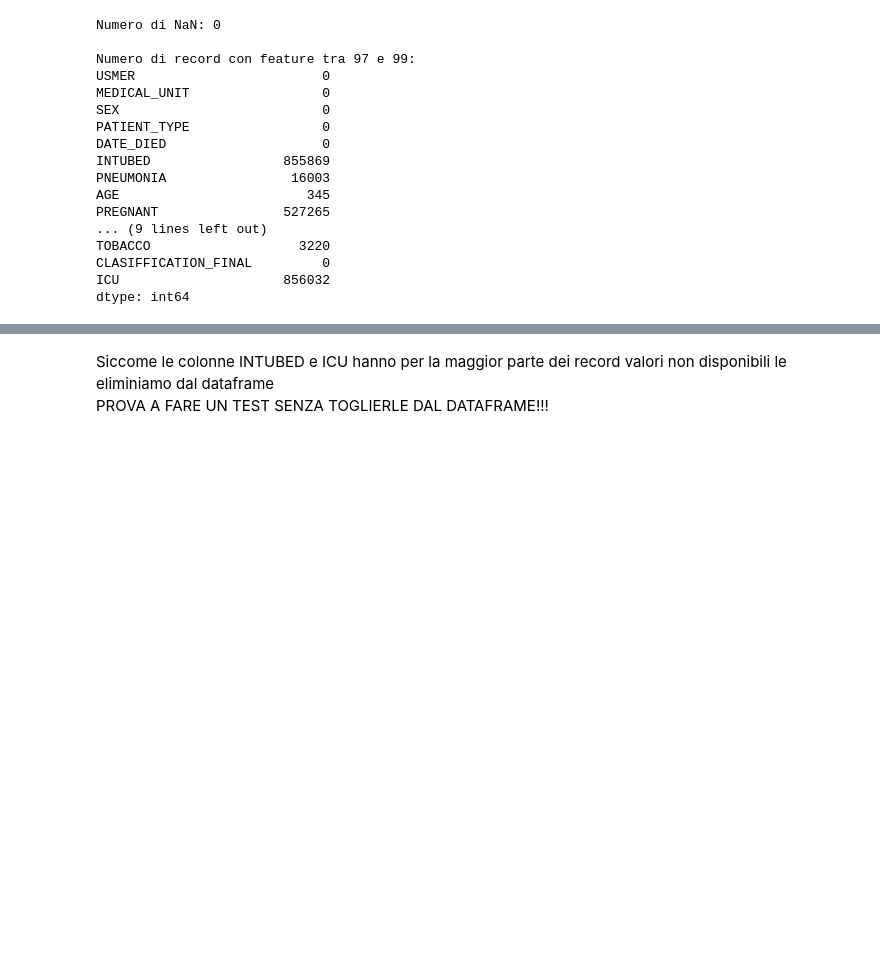
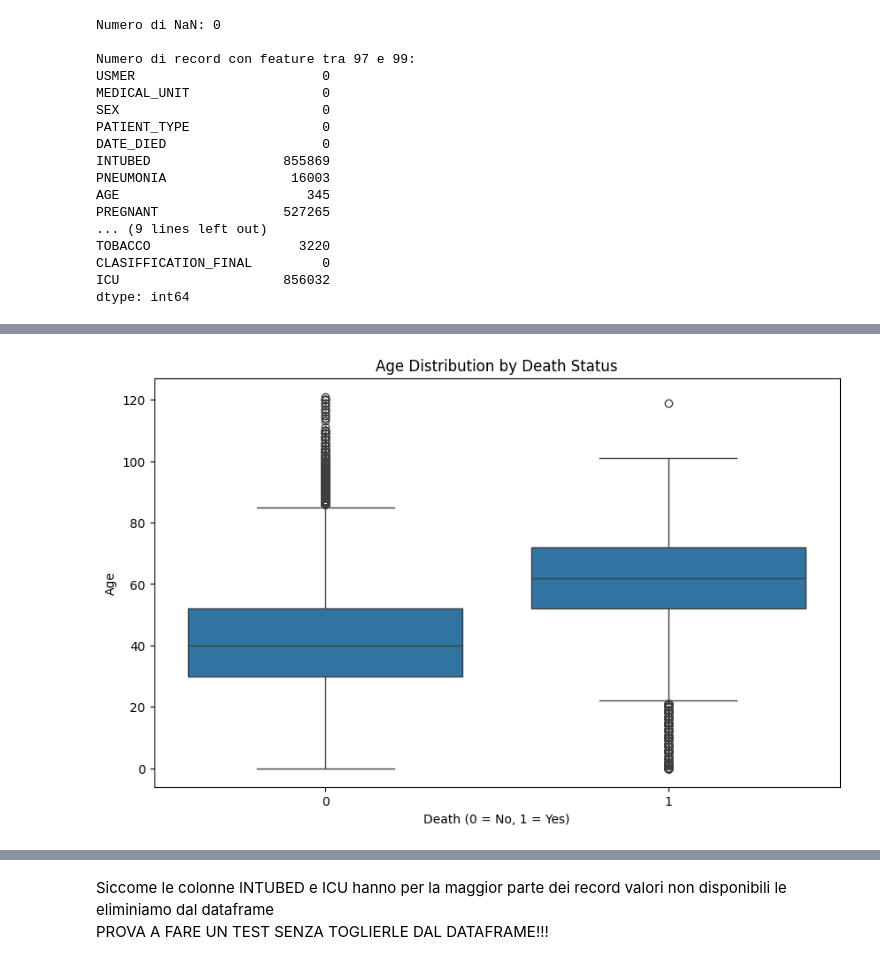
Before and after one commit to IGieckI/Covid19-Patient-Risk-Predictor, a Jupyter notebook: Covid19 Patient Risk Predictor.ipynb, the cells around one changed output, grey strips where cells are left out. Cells and saved outputs as stored; diff of their text form; code cells hidden in the pictures; blank space fills up the shorter version.

```diff
--- a/Covid19 Patient Risk Predictor.ipynb
+++ b/Covid19 Patient Risk Predictor.ipynb
@@ -84,0 +164,14 @@ dtype: int64
+# %%
+# Converto la colonna DATE_DIED in un formato datetime per poterla utilizzare nel grafico
+data['DATE_DIED'] = pd.to_datetime(data['DATE_DIED'], errors='coerce')
+data['DIED'] = data['DATE_DIED'].notna().astype(int)
+
+# Boxplot per l'età in base alla morte
+plt.figure(figsize=(10, 6))
+sns.boxplot(x='DIED', y='AGE', data=data)
+plt.title('Age Distribution by Death Status')
+plt.xlabel('Death (0 = No, 1 = Yes)')
+plt.ylabel('Age')
+plt.show()
+# %% [output]
+[figure, added]
```
Also changed, not shown: parts of 12 cells of this notebook.
